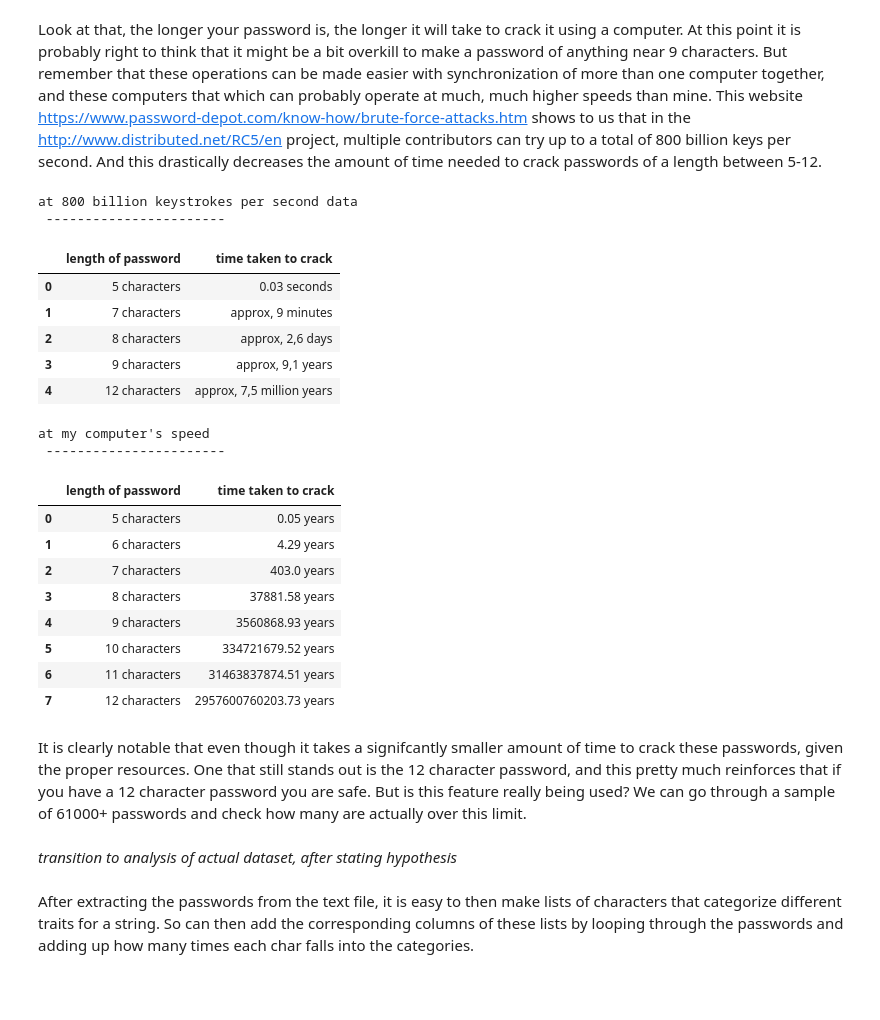
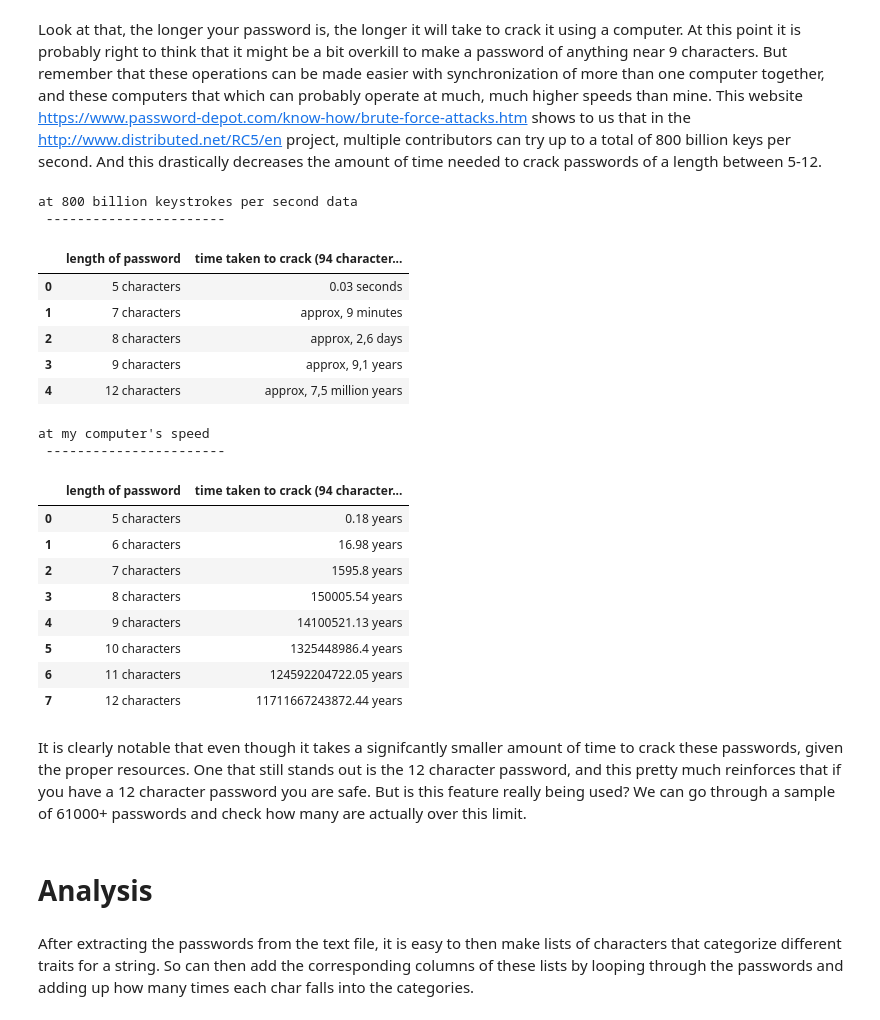
Before and after one commit to yatin-kapur/password-analysis, a Jupyter notebook: password analysis.ipynb, the cells around one changed output. Cells and saved outputs as stored; diff of their text form; code cells hidden in the pictures; blank space fills up the shorter version.

```diff
--- a/password analysis.ipynb
+++ b/password analysis.ipynb
@@ -43,12 +43,12 @@ from matplotlib import pyplot as plt
 %config InlineBackend.figure_format = 'retina'
 import seaborn as sns
 
-# define function to check for how long it would take to generate passowrd of n characters
+# define function to check for how long it would take to generate passowrd of n characters from a set of char chars characters
 pass_speeds = [] # parallel lists keeping track of speeds and corresponding number of chars
 num_chars = []
-def guess(n):
+def guess(n, chars):
     check = ''.join(random.choice(all_chars) for _ in range(n))
-    pos = 94 ** n
+    pos = chars ** n
     total = pos * elapsed # total time taken
     days = total / 86400 # seconds to days conversion
     years = days / 365 # days to years conversion
@@ -59,10 +59,11 @@ def guess(n):
 
 # call function from ranges of 5 to 12 to populate dictionary with values
 for i in range(5,13):
-    guess(i)
+    guess(i, 94)
 
 # create data frame with speeds of corresponding password lengths
-speeds = pd.DataFrame({"time taken to crack": pass_speeds, "length of password": num_chars})
+speeds = pd.DataFrame({"time taken to crack (94 character list)": pass_speeds, "length of password": num_chars})
+pass_speeds=[]
 # %% [markdown]
 Look at that, the longer your password is, the longer it will take to crack it using a computer. At this point it is probably right to think that it might be a bit overkill to make a password of anything near 9 characters. But remember that these operations can be made easier with synchronization of more than one computer together, and these computers that which can probably operate at much, much higher speeds than mine. This website https://www.password-depot.com/know-how/brute-force-attacks.htm shows to us that in the http://www.distributed.net/RC5/en project, multiple contributors can try up to a total of 800 billion keys per second. And this drastically decreases the amount of time needed to crack passwords of a length between 5-12.
 # %%
@@ -85,52 +86,48 @@ for cell in rows:
 # clean the list from the empty items
 times = [x for x in times if len(x) != 0]
 
 # loop and create the dictionary with keys and values representing password length and time taken to crack that password
 sent = 0
 while True:
     pl = str(times[sent])[9:-10]
     sent += 1
     tt = str(times[sent])[9:-10]
     char_speeds[pl] = tt
     sent += 1
     if sent == len(times):
         break
 
-from IPython.display import display, HTML
-
-HTML('<style>{}</style>'.format(CSS))
-
 # make new dataframe showing the relationship
 chsp = pd.DataFrame({"length of password": list(char_speeds.keys()),
-                     "time taken to crack": list(char_speeds.values())})
+                     "time taken to crack (94 character list)": list(char_speeds.values())})
 print("at 800 billion keystrokes per second data\n","-----------------------")
 display(chsp)
 print("at my computer's speed\n","-----------------------")
 display(speeds)
 # %% [output]
 at 800 billion keystrokes per second data
  -----------------------
-|  | length of password | time taken to crack |
+|  | length of password | time taken to crack (94 character... |
 | 0 | 5 characters | 0.03 seconds |
 | 1 | 7 characters | approx, 9 minutes |
 | 2 | 8 characters | approx, 2,6 days |
 | 3 | 9 characters | approx, 9,1 years |
 | 4 | 12 characters | approx, 7,5 million years |
 at my computer's speed
  -----------------------
-|  | length of password | time taken to crack |
-| 0 | 5 characters | 0.05 years |
-| 1 | 6 characters | 4.29 years |
-| 2 | 7 characters | 403.0 years |
-| 3 | 8 characters | 37881.58 years |
-| 4 | 9 characters | 3560868.93 years |
-| 5 | 10 characters | 334721679.52 years |
-| 6 | 11 characters | 31463837874.51 years |
-| 7 | 12 characters | 2957600760203.73 years |
+|  | length of password | time taken to crack (94 character... |
+| 0 | 5 characters | 0.18 years |
+| 1 | 6 characters | 16.98 years |
+| 2 | 7 characters | 1595.8 years |
+| 3 | 8 characters | 150005.54 years |
+| 4 | 9 characters | 14100521.13 years |
+| 5 | 10 characters | 1325448986.4 years |
+| 6 | 11 characters | 124592204722.05 years |
+| 7 | 12 characters | 11711667243872.44 years |
 # %% [markdown]
 It is clearly notable that even though it takes a signifcantly smaller amount of time to crack these passwords, given the proper resources. One that still stands out is the 12 character password, and this pretty much reinforces that if you have a 12 character password you are safe. But is this feature really being used? We can go through a sample of 61000+ passwords and check how many are actually over this limit.
-# %% [markdown]
-*transition to analysis of actual dataset, after stating hypothesis*
+# %% [markdown]
+# Analysis
 # %%
 p = pd.read_csv('8-more-passwords.txt', delim_whitespace=True, header=None) # reading csv with passwords
 p.columns = ['Passwords']
```
Also changed, not shown: parts of 14 cells of this notebook.
